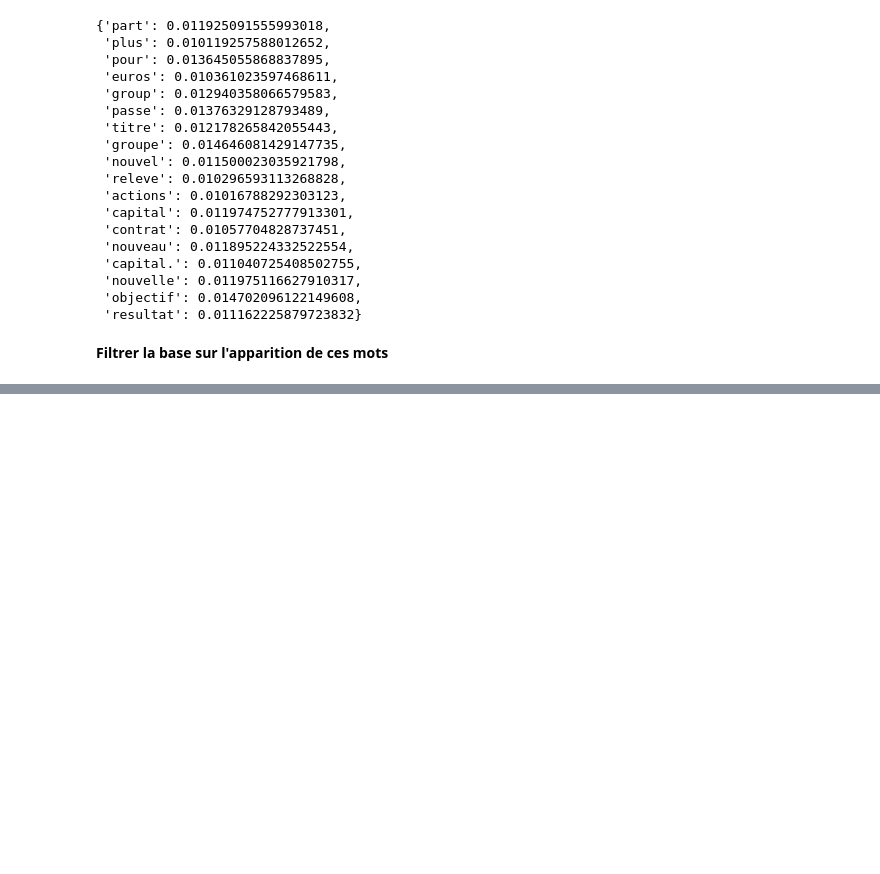
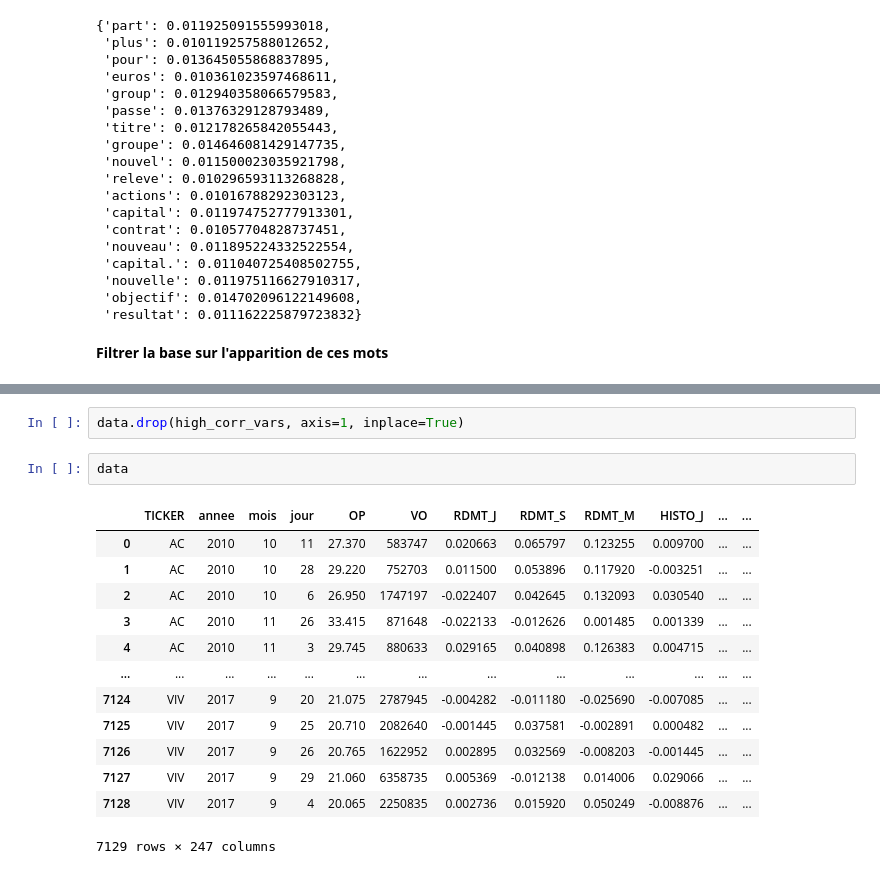
Before and after one commit to FranciscoRZ/WordImpactForecasting, a Jupyter notebook: exploratory_notebooks/kitchen_book.ipynb, the cells around one changed output, grey strips where cells are left out. Drawn from its saved outputs; the diff is of its cells as text; blank space fills up the shorter version.

```diff
--- a/exploratory_notebooks/kitchen_book.ipynb
+++ b/exploratory_notebooks/kitchen_book.ipynb
@@ -124,0 +149,18 @@ data
+# %%
+data.drop(high_corr_vars, axis=1, inplace=True)
+# %%
+data
+# %% [output]
+|  | TICKER | annee | mois | jour | OP | VO | RDMT_J | RDMT_S | RDMT_M | HISTO_J | ... | ... |
+| 0 | AC | 2010 | 10 | 11 | 27.370 | 583747 | 0.020663 | 0.065797 | 0.123255 | 0.009700 | ... | ... |
+| 1 | AC | 2010 | 10 | 28 | 29.220 | 752703 | 0.011500 | 0.053896 | 0.117920 | -0.003251 | ... | ... |
+| 2 | AC | 2010 | 10 | 6 | 26.950 | 1747197 | -0.022407 | 0.042645 | 0.132093 | 0.030540 | ... | ... |
+| 3 | AC | 2010 | 11 | 26 | 33.415 | 871648 | -0.022133 | -0.012626 | 0.001485 | 0.001339 | ... | ... |
+| 4 | AC | 2010 | 11 | 3 | 29.745 | 880633 | 0.029165 | 0.040898 | 0.126383 | 0.004715 | ... | ... |
+| ... | ... | ... | ... | ... | ... | ... | ... | ... | ... | ... | ... | ... |
+| 7124 | VIV | 2017 | 9 | 20 | 21.075 | 2787945 | -0.004282 | -0.011180 | -0.025690 | -0.007085 | ... | ... |
+| 7125 | VIV | 2017 | 9 | 25 | 20.710 | 2082640 | -0.001445 | 0.037581 | -0.002891 | 0.000482 | ... | ... |
+| 7126 | VIV | 2017 | 9 | 26 | 20.765 | 1622952 | 0.002895 | 0.032569 | -0.008203 | -0.001445 | ... | ... |
+| 7127 | VIV | 2017 | 9 | 29 | 21.060 | 6358735 | 0.005369 | -0.012138 | 0.014006 | 0.029066 | ... | ... |
+| 7128 | VIV | 2017 | 9 | 4 | 20.065 | 2250835 | 0.002736 | 0.015920 | 0.050249 | -0.008876 | ... | ... |
+7129 rows × 247 columns
```
Also changed, not shown: parts of 9 cells of this notebook, 1 other file.
